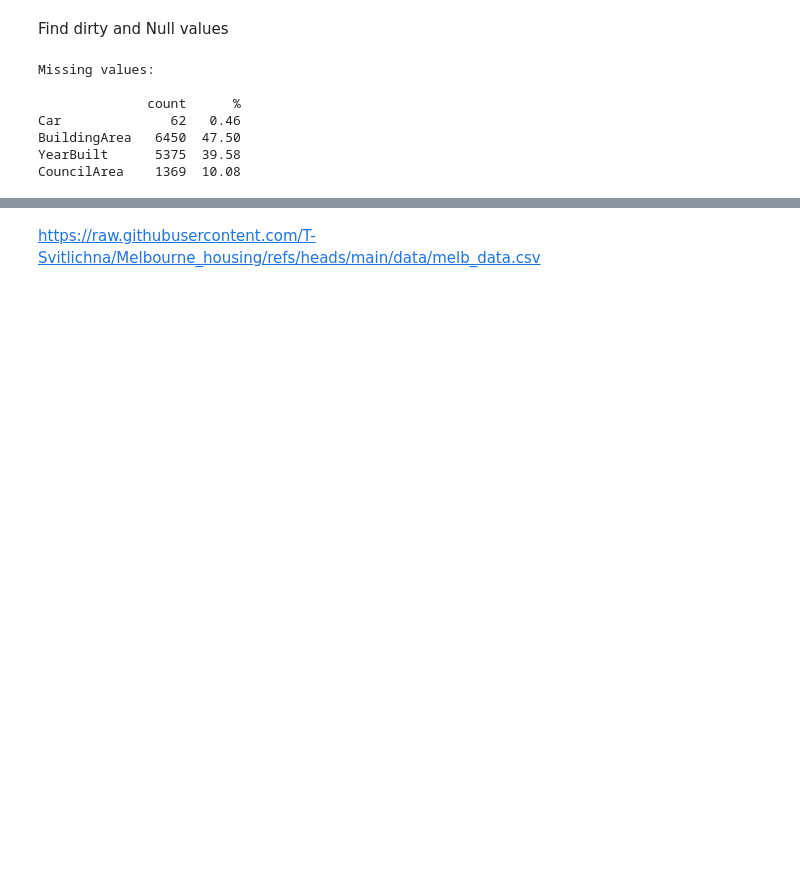
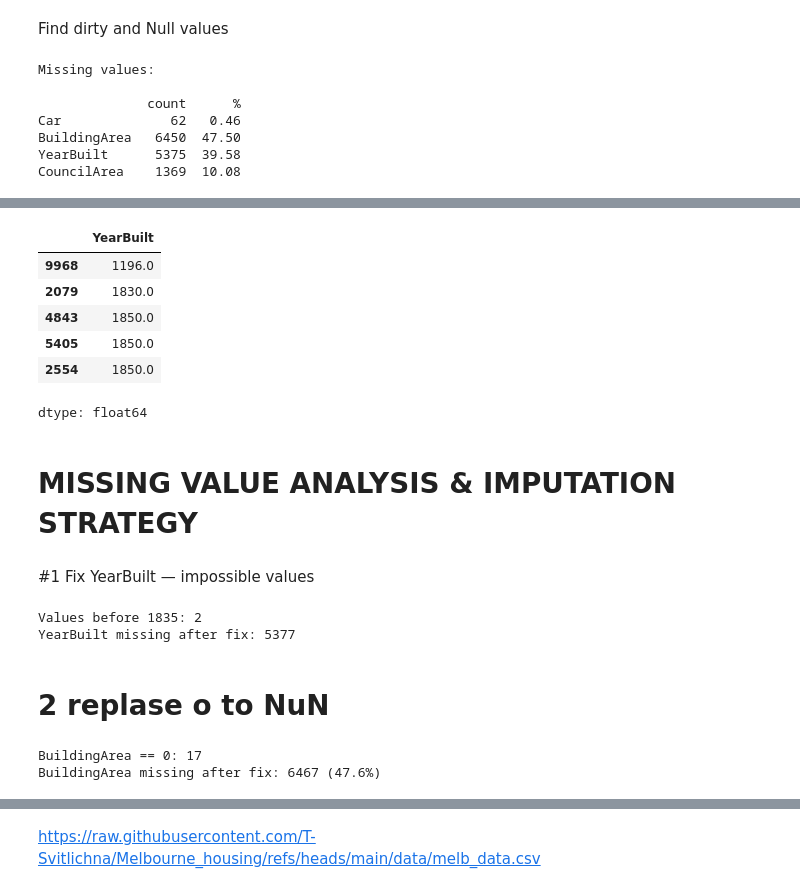
Before and after one commit to T-Svitlichna/DTA_Python, a Jupyter notebook: Proekt_2/notekooks/melbourne_houses_analyse.ipynb, the cells around one changed output, grey strips where cells are left out. Cells and saved outputs as stored; diff of their text form; code cells hidden in the pictures; blank space fills up the shorter version.

```diff
--- a/Proekt_2/notekooks/melbourne_houses_analyse.ipynb
+++ b/Proekt_2/notekooks/melbourne_houses_analyse.ipynb
@@ -193,0 +165,42 @@ STEP 3: Correlation with numeric features
+# %%
+df.YearBuilt.sort_values().head(5)
+# %% [output]
+|  | YearBuilt |
+| 9968 | 1196.0 |
+| 2079 | 1830.0 |
+| 4843 | 1850.0 |
+| 5405 | 1850.0 |
+| 2554 | 1850.0 |
+dtype: float64
+# %% [markdown]
+# MISSING VALUE ANALYSIS & IMPUTATION STRATEGY
+# %% [markdown]
+#1 Fix YearBuilt — impossible values
+# %%
+# Melbourne was founded in 1835
+# Any YearBuilt before 1840 is a data entry error (e.g. 1196)
+# We replace these with NaN so they get handled by imputation later
+
+print(f"Values before 1835: {(df['YearBuilt'] < 1835).sum()}")
+
+df.loc[df['YearBuilt'] < 1835, 'YearBuilt'] = np.nan
+
+print(f"YearBuilt missing after fix: {df['YearBuilt'].isna().sum()}")
+# %% [output]
+Values before 1835: 2
+YearBuilt missing after fix: 5377
+# %% [markdown]
+# 2 replase o to NuN
+# %%
+# Building area of 0 m² is physically impossible
+# These are recording errors — the value simply was not collected
+# We treat 0 the same as NaN so imputation handles them
+
+print(f"BuildingArea == 0: {(df['BuildingArea'] == 0).sum()}")
+
+df['BuildingArea'] = df['BuildingArea'].replace(0, np.nan)
+
+print(f"BuildingArea missing after fix: {df['BuildingArea'].isna().sum()} ({df['BuildingArea'].isna().mean()*100:.1f}%)")
+# %% [output]
+BuildingArea == 0: 17
+BuildingArea missing after fix: 6467 (47.6%)
```
Also changed, not shown: parts of 39 cells of this notebook.
